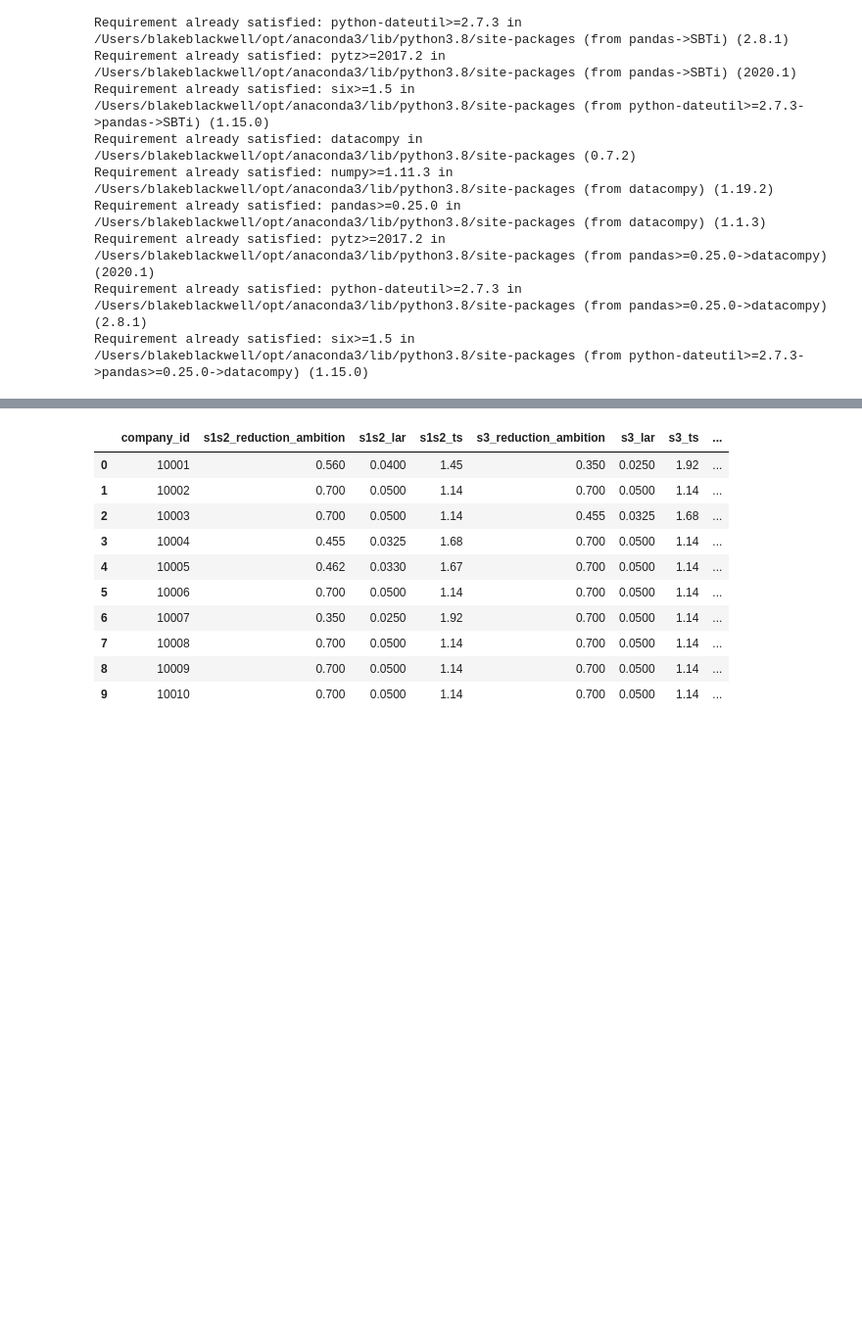
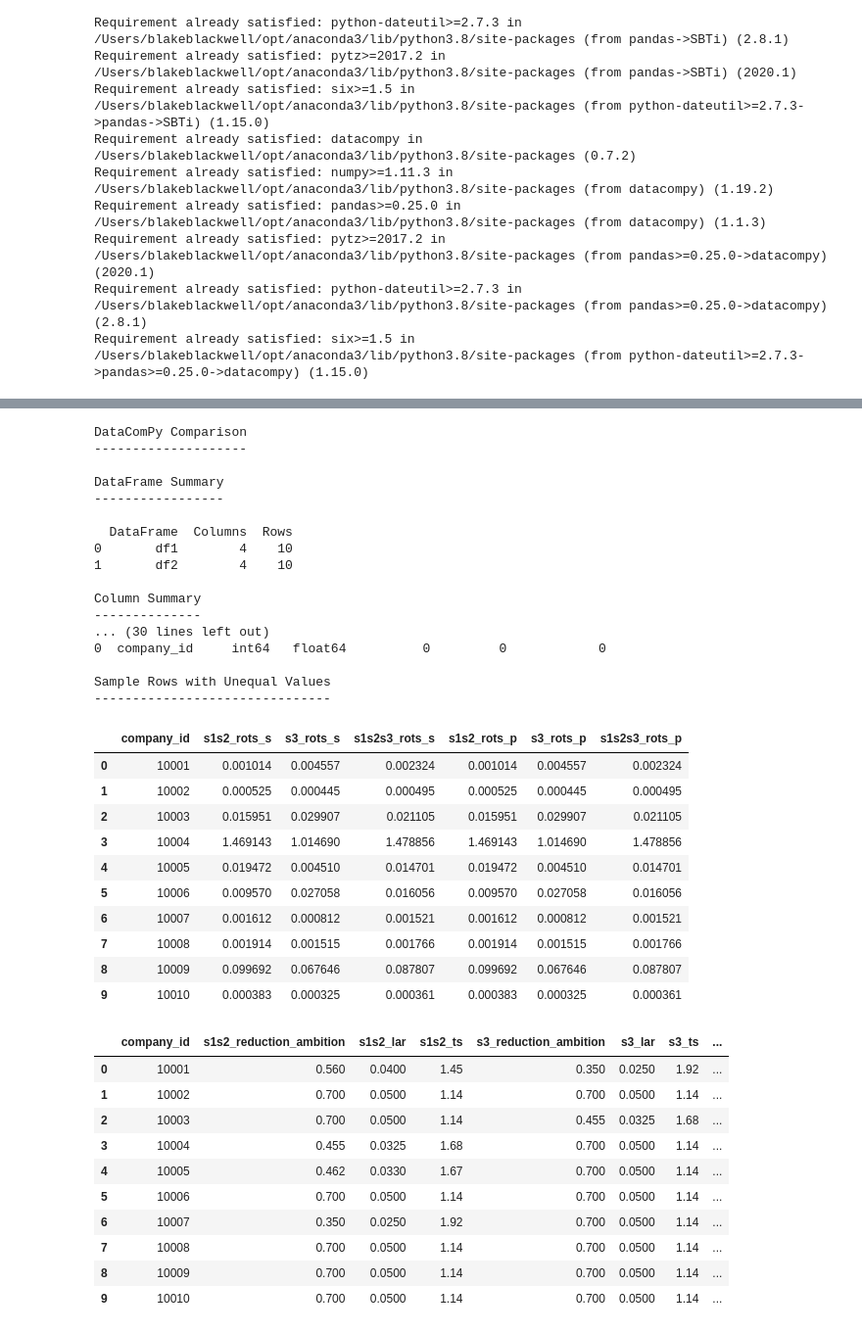
Before and after one commit to Blakewell/SBTi, a Jupyter notebook: analysis/wtm_analysis.ipynb, the cells around one changed output, grey strips where cells are left out. Shown: that part at 98% size. Saved outputs shown, nothing was run; the diff lists cells and outputs as text; code cells hidden in the pictures; blank space fills up the shorter version.

```diff
--- a/analysis/wtm_analysis.ipynb
+++ b/analysis/wtm_analysis.ipynb
@@ -95,11 +119,9 @@ df_scores_compare[["company_id", "s1s2_lar_s", "s1s2_lar_p", "s1s2_ts_s", "s1s2_
 # %%
 aggregated_scores = temperature_score.aggregate_scores(df_scores)
 # %%
-def create_contributions_df(contributions):
+def create_contributions_df(contributions, name):
 	df = pd.DataFrame(
             columns = ["company_id", "company_name", "temperature_score", "contribution_relative", "contribution"])
-
-	aggregated_scores.mid.S1S2.all.contributions
 
 	for c in contributions:
 		insert_loc = df.index.max()
@@ -110,4 +132,26 @@ def create_contributions_df(contributions):
 		else:
 			df.loc[insert_loc + 1] = row
 
-	return df
+	return df \
+		.astype({"company_id": "int64"}) \
+		.rename(columns={"contribution": name}) \
+		.sort_values(by=["company_id"])
+
+def create_merged_contributions_df(agg_method_name):
+
+	s1s2_name = "s1s2_" + agg_method_name
+	df_s1s2_contributions = create_contributions_df(aggregated_scores.mid.S1S2.all.contributions, name=s1s2_name)
+
+	s3_name = "s3_" + agg_method_name
+	df_s3_contributions = create_contributions_df(aggregated_scores.mid.S3.all.contributions, name=s3_name)
+
+	s1s2s3_name = "s1s2s3_" + agg_method_name
+	df_s1s2s3_contributions = create_contributions_df(aggregated_scores.mid.S1S2S3.all.contributions, name=s1s2s3_name)
+
+	df_contributions = df_s1s2_contributions \
+			.merge(df_s3_contributions,left_on="company_id", right_on="company_id") \
+			.merge(df_s1s2s3_contributions, left_on="company_id", right_on="company_id")
+
+	cols = ["company_id", s1s2_name, s3_name, s1s2s3_name]
+
+	return df_contributions[cols], cols
@@ -134,3 +158,40 @@ df_s3_contributions.sort_values(by=["company_id"])
+# %%
+df_sbti_contributions, cols = create_merged_contributions_df("rots")
+
+compare = datacompy.Compare(df_sbti_contributions, df_raw[cols], join_columns= "company_id")
+print(compare.report())
+
+df_contributions = df_sbti_contributions.merge(df_raw[cols], left_on="company_id", right_on="company_id", suffixes=("_s", "_p"))
+df_contributions
+# %% [output]
+DataComPy Comparison
+--------------------
+
+DataFrame Summary
+-----------------
+
+  DataFrame  Columns  Rows
+0       df1        4    10
+1       df2        4    10
+
+Column Summary
+--------------
+... (30 lines left out)
+0  company_id     int64   float64          0         0            0
+
+Sample Rows with Unequal Values
+-------------------------------
+|  | company_id | s1s2_rots_s | s3_rots_s | s1s2s3_rots_s | s1s2_rots_p | s3_rots_p | s1s2s3_rots_p |
+| 0 | 10001 | 0.001014 | 0.004557 | 0.002324 | 0.001014 | 0.004557 | 0.002324 |
+| 1 | 10002 | 0.000525 | 0.000445 | 0.000495 | 0.000525 | 0.000445 | 0.000495 |
+| 2 | 10003 | 0.015951 | 0.029907 | 0.021105 | 0.015951 | 0.029907 | 0.021105 |
+| 3 | 10004 | 1.469143 | 1.014690 | 1.478856 | 1.469143 | 1.014690 | 1.478856 |
+| 4 | 10005 | 0.019472 | 0.004510 | 0.014701 | 0.019472 | 0.004510 | 0.014701 |
+| 5 | 10006 | 0.009570 | 0.027058 | 0.016056 | 0.009570 | 0.027058 | 0.016056 |
+| 6 | 10007 | 0.001612 | 0.000812 | 0.001521 | 0.001612 | 0.000812 | 0.001521 |
+| 7 | 10008 | 0.001914 | 0.001515 | 0.001766 | 0.001914 | 0.001515 | 0.001766 |
+| 8 | 10009 | 0.099692 | 0.067646 | 0.087807 | 0.099692 | 0.067646 | 0.087807 |
+| 9 | 10010 | 0.000383 | 0.000325 | 0.000361 | 0.000383 | 0.000325 | 0.000361 |
 # %%
 df_scores_merge
 # %% [output]
```
Also changed, not shown: parts of 4 cells of this notebook, 2 other files.
